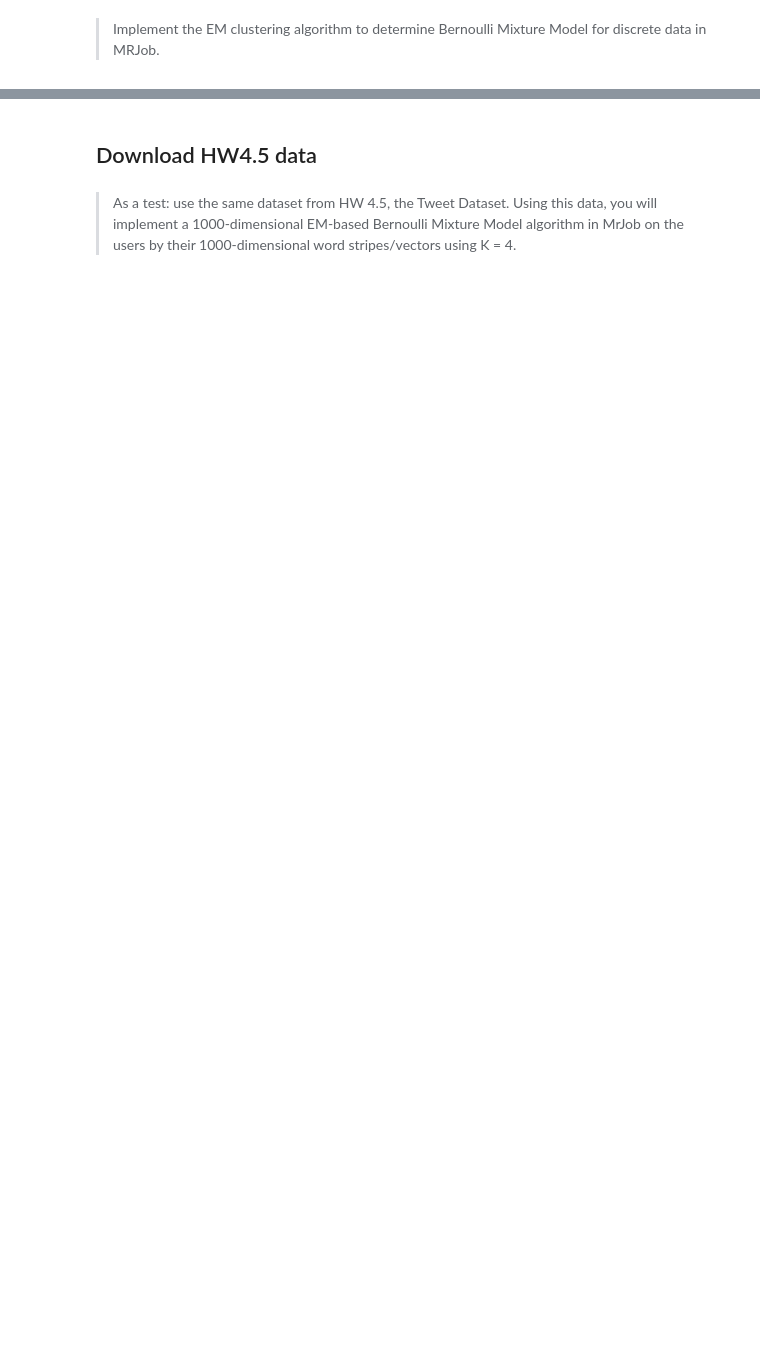
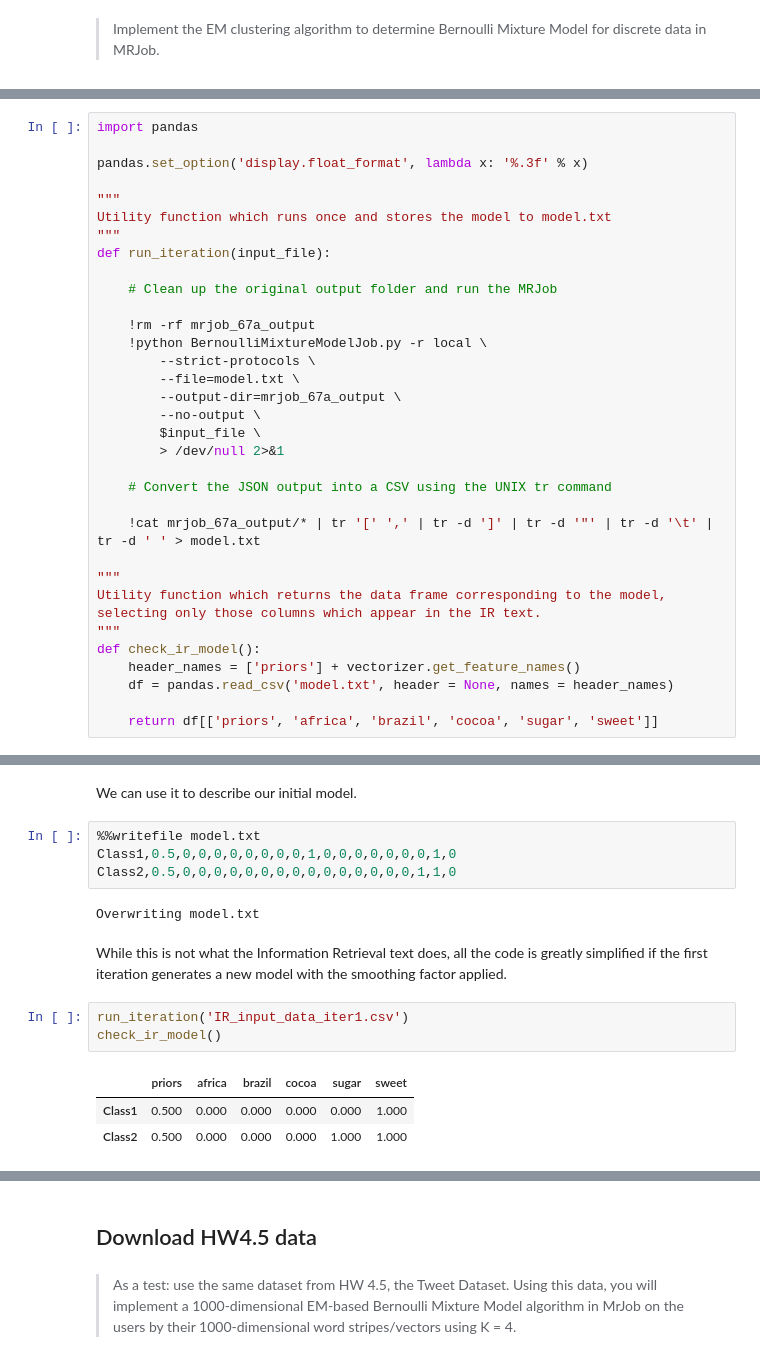
Before and after one commit to mseltz/W261-Fall2016, a Jupyter notebook: Week06/MIDS-W261-2016-HWK-Week06-Dang.ipynb, the cells around one changed output, grey strips where cells are left out. Cells and saved outputs as stored; diff of their text form; blank space fills up the shorter version.

```diff
--- a/Week06/MIDS-W261-2016-HWK-Week06-Dang.ipynb
+++ b/Week06/MIDS-W261-2016-HWK-Week06-Dang.ipynb
@@ -809,0 +833,34 @@ if __name__ == '__main__' and sys.argv[0].find('ipykernel') == -1:
+# %%
+import pandas
+
+pandas.set_option('display.float_format', lambda x: '%.3f' % x)
+
+"""
+Utility function which runs once and stores the model to model.txt
+"""
+def run_iteration(input_file):
+
+    # Clean up the original output folder and run the MRJob
+
+    !rm -rf mrjob_67a_output
+    !python BernoulliMixtureModelJob.py -r local \
+        --strict-protocols \
+        --file=model.txt \
+        --output-dir=mrjob_67a_output \
+        --no-output \
+        $input_file \
+        > /dev/null 2>&1
+
+    # Convert the JSON output into a CSV using the UNIX tr command
+
+    !cat mrjob_67a_output/* | tr '[' ',' | tr -d ']' | tr -d '"' | tr -d '\t' | tr -d ' ' > model.txt
+
+"""
+Utility function which returns the data frame corresponding to the model,
+selecting only those columns which appear in the IR text.
+"""
+def check_ir_model():
+    header_names = ['priors'] + vectorizer.get_feature_names()
+    df = pandas.read_csv('model.txt', header = None, names = header_names)
+
+    return df[['priors', 'africa', 'brazil', 'cocoa', 'sugar', 'sweet']]
@@ -809,0 +874,17 @@ if __name__ == '__main__' and sys.argv[0].find('ipykernel') == -1:
+# %% [markdown]
+We can use it to describe our initial model.
+# %%
+%%writefile model.txt
+Class1,0.5,0,0,0,0,0,0,0,0,1,0,0,0,0,0,0,0,1,0
+Class2,0.5,0,0,0,0,0,0,0,0,0,0,0,0,0,0,0,1,1,0
+# %% [output]
+Overwriting model.txt
+# %% [markdown]
+While this is not what the Information Retrieval text does, all the code is greatly simplified if the first iteration generates a new model with the smoothing factor applied.
+# %%
+run_iteration('IR_input_data_iter1.csv')
+check_ir_model()
+# %% [output]
+|  | priors | africa | brazil | cocoa | sugar | sweet |
+| Class1 | 0.500 | 0.000 | 0.000 | 0.000 | 0.000 | 1.000 |
+| Class2 | 0.500 | 0.000 | 0.000 | 0.000 | 1.000 | 1.000 |
```
Also changed, not shown: parts of 23 cells of this notebook, 1 other file.
